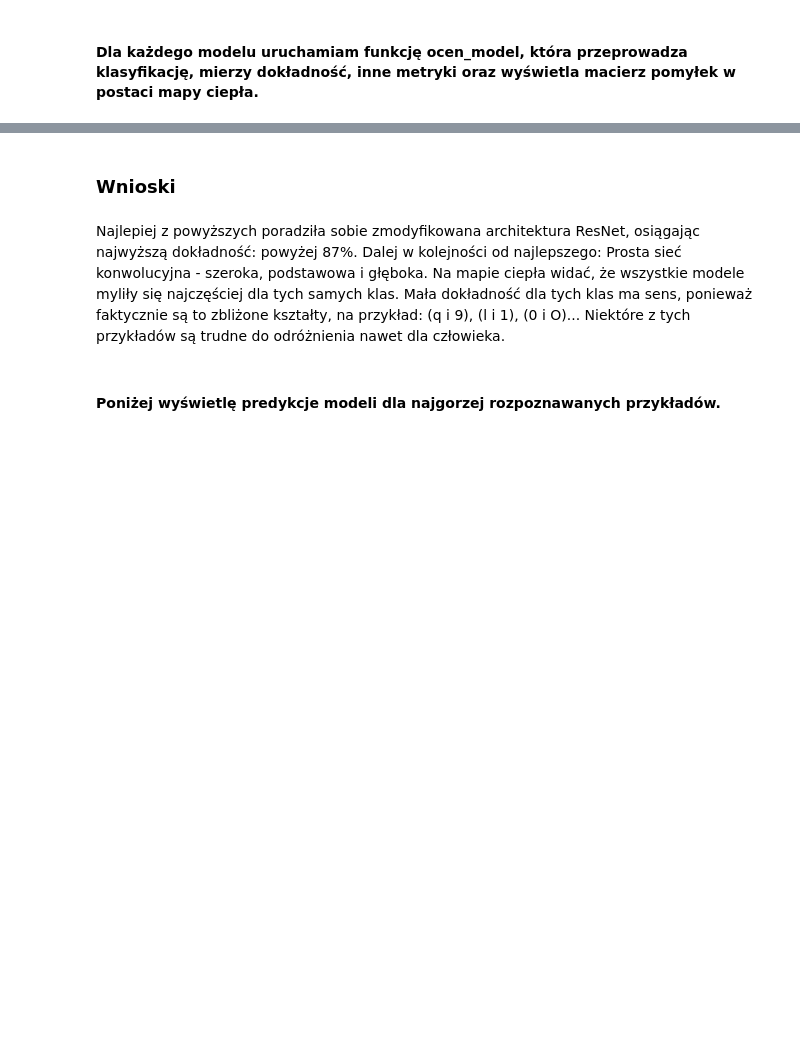
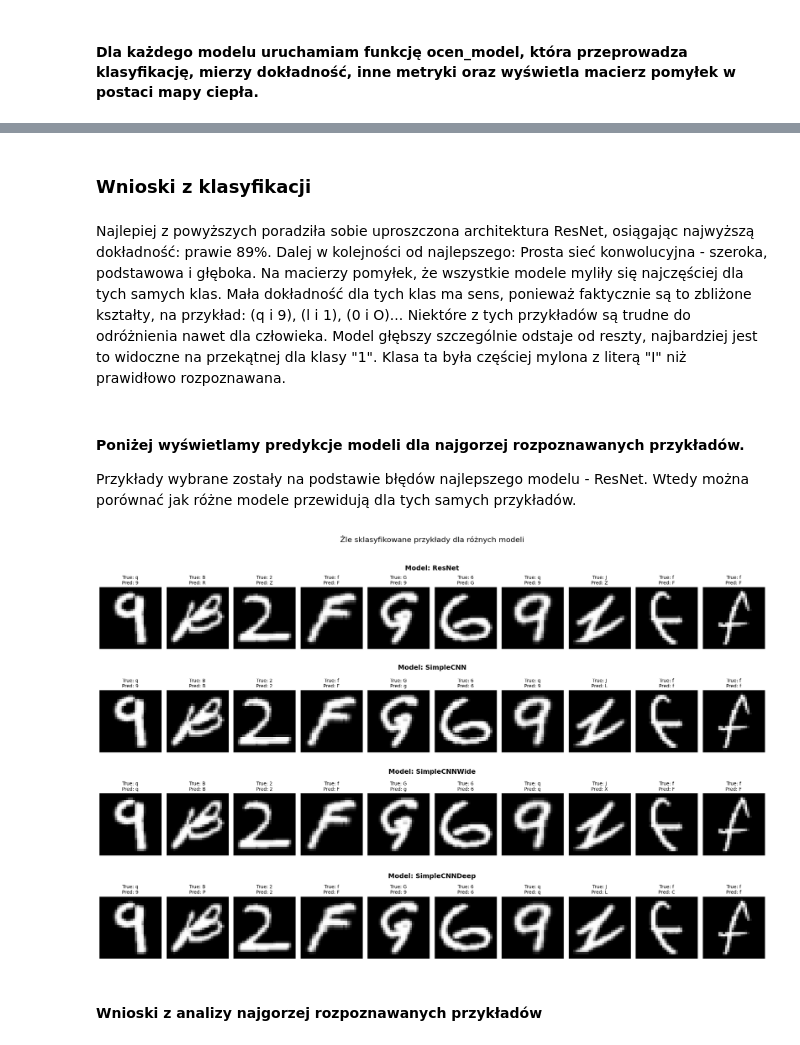
Before and after one commit to dziobex/emnist, a Jupyter notebook: note.ipynb, the cells around one changed output, grey strips where cells are left out. Drawn from its saved outputs; the diff is of its cells as text; code cells hidden in the pictures; blank space fills up the shorter version.

```diff
--- a/note.ipynb
+++ b/note.ipynb
@@ -474,5 +680,5 @@ Będziemy przez każdy model przepuszczać po 10 razy dane treningowe.
 # %%
-EPOCHS = 10
+EPOCHS = 20
 # %% [markdown]
 Trenowanie modeli:
 # %%
@@ -801,6 +1029,65 @@ weighted avg       0.83      0.80      0.80     18800
 # %% [markdown]
-### Wnioski
+### Wnioski z klasyfikacji
 # %% [markdown]
-Najlepiej z powyższych poradziła sobie zmodyfikowana architektura ResNet, osiągając najwyższą dokładność: powyżej 87%. Dalej w kolejności od najlepszego: Prosta sieć konwolucyjna - szeroka, podstawowa i głęboka. Na mapie ciepła widać, że wszystkie modele myliły się najczęściej dla tych samych klas. Mała dokładność dla tych klas ma sens, ponieważ faktycznie są to zbliżone kształty, na przykład: (q i 9), (l i 1), (0 i O)... Niektóre z tych przykładów są trudne do odróżnienia nawet dla człowieka.
+Najlepiej z powyższych poradziła sobie uproszczona architektura ResNet, osiągając najwyższą dokładność: prawie 89%. Dalej w kolejności od najlepszego: Prosta sieć konwolucyjna - szeroka, podstawowa i głęboka. Na macierzy pomyłek, że wszystkie modele myliły się najczęściej dla tych samych klas. Mała dokładność dla tych klas ma sens, ponieważ faktycznie są to zbliżone kształty, na przykład: (q i 9), (l i 1), (0 i O)... Niektóre z tych przykładów są trudne do odróżnienia nawet dla człowieka. Model głębszy szczególnie odstaje od reszty, najbardziej jest to widoczne na przekątnej dla klasy "1". Klasa ta była częściej mylona z literą "I" niż prawidłowo rozpoznawana.
+# %% [markdown]
+#### Poniżej wyświetlamy predykcje modeli dla najgorzej rozpoznawanych przykładów.
+
+Przykłady wybrane zostały na podstawie błędów najlepszego modelu - ResNet. Wtedy można porównać jak różne modele przewidują dla tych samych przykładów.
+# %%
+misclassified_indices = None  # Do przechowywania indeksów źle sklasyfikowanych przykładów
+
+# Tworzenie figure dla 4 podwykresów (jeden dla każdego modelu)
+fig, axes = plt.subplots(len(models), 10, figsize=(20, 14))  # Zwiększono wysokość wykresu
+titles_loc = [0.88, 0.67, 0.45, 0.23]
+
+for model_idx, model in enumerate(models):
+    model.eval()
+
+    # Weź batch danych z dataloadera
+    inputs, labels = next(iter(test_dataloader))
+    inputs, labels = inputs.to(device), labels.to(device)
+
+    outputs = model(inputs)
+    _, preds = torch.max(outputs, 1)
+
+    # Wybierz błędne przykłady tylko dla pierwszego modelu
+    if model_idx == 0:
+        misclassified_indices = (preds != labels).nonzero(as_tuple=True)[0][:10]  # 10 przykładów
+
+    # Użyj tych samych indeksów dla pozostałych modeli
+    misclassified_inputs = inputs[misclassified_indices]
+    misclassified_labels = labels[misclassified_indices]
+    misclassified_preds = preds[misclassified_indices]
+
+    # Wizualizuj błędnie sklasyfikowane obrazy
+    num_images = len(misclassified_inputs)
+    for i in range(num_images):
+        ax = axes[model_idx, i]
+        img = misclassified_inputs[i].cpu().numpy().squeeze()
+        true_label = class_names[misclassified_labels[i].item()]
+        pred_label = class_names[misclassified_preds[i].item()]
+
+        ax.imshow(img, cmap='gray')
+        ax.set_title(f'True: {true_label}\nPred: {pred_label}', fontsize=10)
+        ax.axis('off')
+
+    # Dodanie podtytułu nad wierszem
+    fig.text(
+        0.5,
+        titles_loc[model_idx],
+        f"Model: {model.__class__.__name__}",
+        ha='center', va='center', fontsize=14, fontweight='bold'
+    )
+
+# Dodanie przestrzeni między wierszami
+plt.subplots_adjust(hspace=0.6)
+
+# Ustawienie głównego tytułu
+plt.suptitle("Źle sklasyfikowane przykłady dla różnych modeli", y=0.95, fontsize=16)
+plt.tight_layout(rect=[0, 0, 1, 0.93])
+plt.show()
+# %% [output]
+[figure, added]
 # %% [markdown]
-#### Poniżej wyświetlę predykcje modeli dla najgorzej rozpoznawanych przykładów.
+#### Wnioski z analizy najgorzej rozpoznawanych przykładów
```
Also changed, not shown: parts of 47 cells of this notebook, 1 other file.
